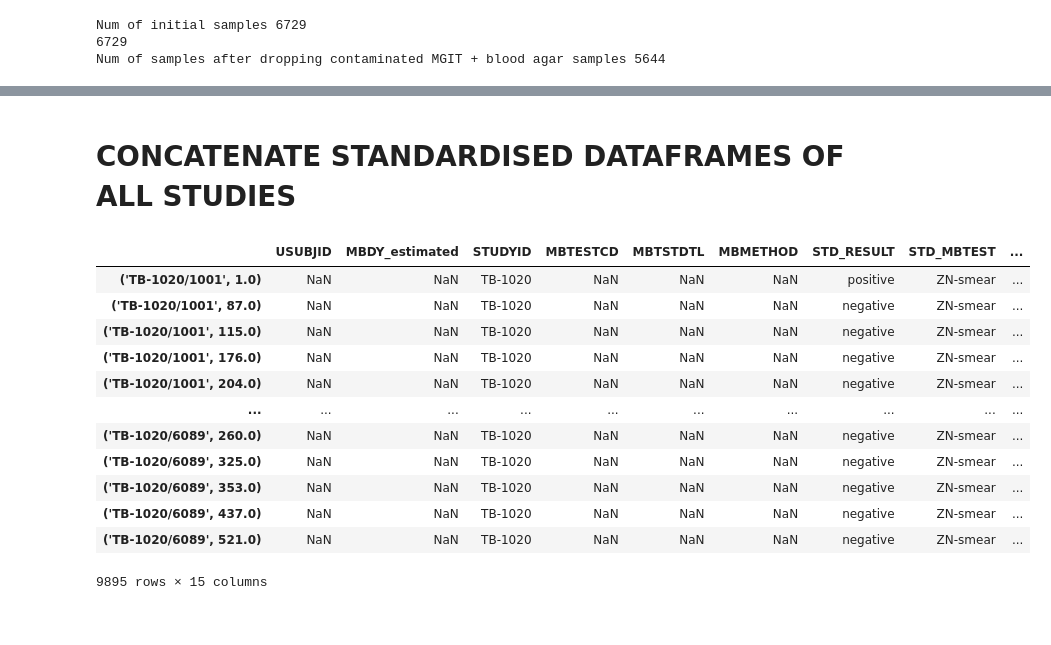
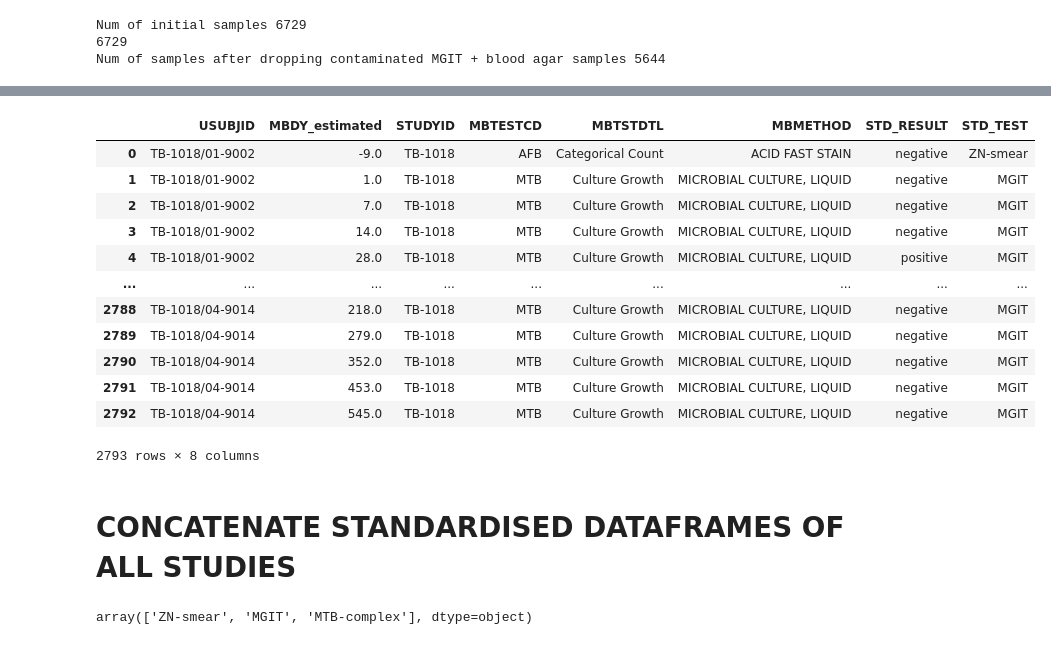
Before and after one commit to gargerd/outcome_prediction, a Jupyter notebook: s2_1_preprocess_mb_vars.ipynb, the cells around one changed output, grey strips where cells are left out. Cells and saved outputs as stored; diff of their text form; code cells hidden in the pictures.

```diff
--- a/s2_1_preprocess_mb_vars.ipynb
+++ b/s2_1_preprocess_mb_vars.ipynb
@@ -1084,6 +1119,20 @@ merged_result['MBMETHOD'].value_counts(dropna=False)
 # %%
 tb_18_std_res#['STD_TEST'].value_counts(dropna=False)
-mb_subset['STD_NUM_RESULT'].dropna()
+#mb_subset['STD_NUM_RESULT'].dropna()
+# %% [output]
+|  | USUBJID | MBDY_estimated | STUDYID | MBTESTCD | MBTSTDTL | MBMETHOD | STD_RESULT | STD_TEST |
+| 0 | TB-1018/01-9002 | -9.0 | TB-1018 | AFB | Categorical Count | ACID FAST STAIN | negative | ZN-smear |
+| 1 | TB-1018/01-9002 | 1.0 | TB-1018 | MTB | Culture Growth | MICROBIAL CULTURE, LIQUID | negative | MGIT |
+| 2 | TB-1018/01-9002 | 7.0 | TB-1018 | MTB | Culture Growth | MICROBIAL CULTURE, LIQUID | negative | MGIT |
+| 3 | TB-1018/01-9002 | 14.0 | TB-1018 | MTB | Culture Growth | MICROBIAL CULTURE, LIQUID | negative | MGIT |
+| 4 | TB-1018/01-9002 | 28.0 | TB-1018 | MTB | Culture Growth | MICROBIAL CULTURE, LIQUID | positive | MGIT |
+| ... | ... | ... | ... | ... | ... | ... | ... | ... |
+| 2788 | TB-1018/04-9014 | 218.0 | TB-1018 | MTB | Culture Growth | MICROBIAL CULTURE, LIQUID | negative | MGIT |
+| 2789 | TB-1018/04-9014 | 279.0 | TB-1018 | MTB | Culture Growth | MICROBIAL CULTURE, LIQUID | negative | MGIT |
+| 2790 | TB-1018/04-9014 | 352.0 | TB-1018 | MTB | Culture Growth | MICROBIAL CULTURE, LIQUID | negative | MGIT |
+| 2791 | TB-1018/04-9014 | 453.0 | TB-1018 | MTB | Culture Growth | MICROBIAL CULTURE, LIQUID | negative | MGIT |
+| 2792 | TB-1018/04-9014 | 545.0 | TB-1018 | MTB | Culture Growth | MICROBIAL CULTURE, LIQUID | negative | MGIT |
+2793 rows × 8 columns
 # %% [markdown]
 # CONCATENATE STANDARDISED DATAFRAMES OF ALL STUDIES
 # %%
@@ -1099,21 +1146,9 @@ mb_std_res
 # %%
 mb_std_res=pd.read_csv('../data/out_mb_wo_false_positives.csv.gz',index_col=0)
 # %%
-mb_std_res[mb_std_res['STUDYID']=='TB-1020']
+mb_std_res[mb_std_res['STUDYID']=='TB-1020']['STD_MBTEST'].unique()
 # %% [output]
-|  | USUBJID | MBDY_estimated | STUDYID | MBTESTCD | MBTSTDTL | MBMETHOD | STD_RESULT | STD_MBTEST | ... |
-| ('TB-1020/1001', 1.0) | NaN | NaN | TB-1020 | NaN | NaN | NaN | positive | ZN-smear | ... |
-| ('TB-1020/1001', 87.0) | NaN | NaN | TB-1020 | NaN | NaN | NaN | negative | ZN-smear | ... |
-| ('TB-1020/1001', 115.0) | NaN | NaN | TB-1020 | NaN | NaN | NaN | negative | ZN-smear | ... |
-| ('TB-1020/1001', 176.0) | NaN | NaN | TB-1020 | NaN | NaN | NaN | negative | ZN-smear | ... |
-| ('TB-1020/1001', 204.0) | NaN | NaN | TB-1020 | NaN | NaN | NaN | negative | ZN-smear | ... |
-| ... | ... | ... | ... | ... | ... | ... | ... | ... | ... |
-| ('TB-1020/6089', 260.0) | NaN | NaN | TB-1020 | NaN | NaN | NaN | negative | ZN-smear | ... |
-| ('TB-1020/6089', 325.0) | NaN | NaN | TB-1020 | NaN | NaN | NaN | negative | ZN-smear | ... |
-| ('TB-1020/6089', 353.0) | NaN | NaN | TB-1020 | NaN | NaN | NaN | negative | ZN-smear | ... |
-| ('TB-1020/6089', 437.0) | NaN | NaN | TB-1020 | NaN | NaN | NaN | negative | ZN-smear | ... |
-| ('TB-1020/6089', 521.0) | NaN | NaN | TB-1020 | NaN | NaN | NaN | negative | ZN-smear | ... |
-9895 rows × 15 columns
+array(['ZN-smear', 'MGIT', 'MTB-complex'], dtype=object)
 # %%
 mb_std_res.columns
 #mb[mb['USUBJID']=='TB-1022/21396']
```
Also changed, not shown: parts of 7 cells of this notebook, 17 other files.
